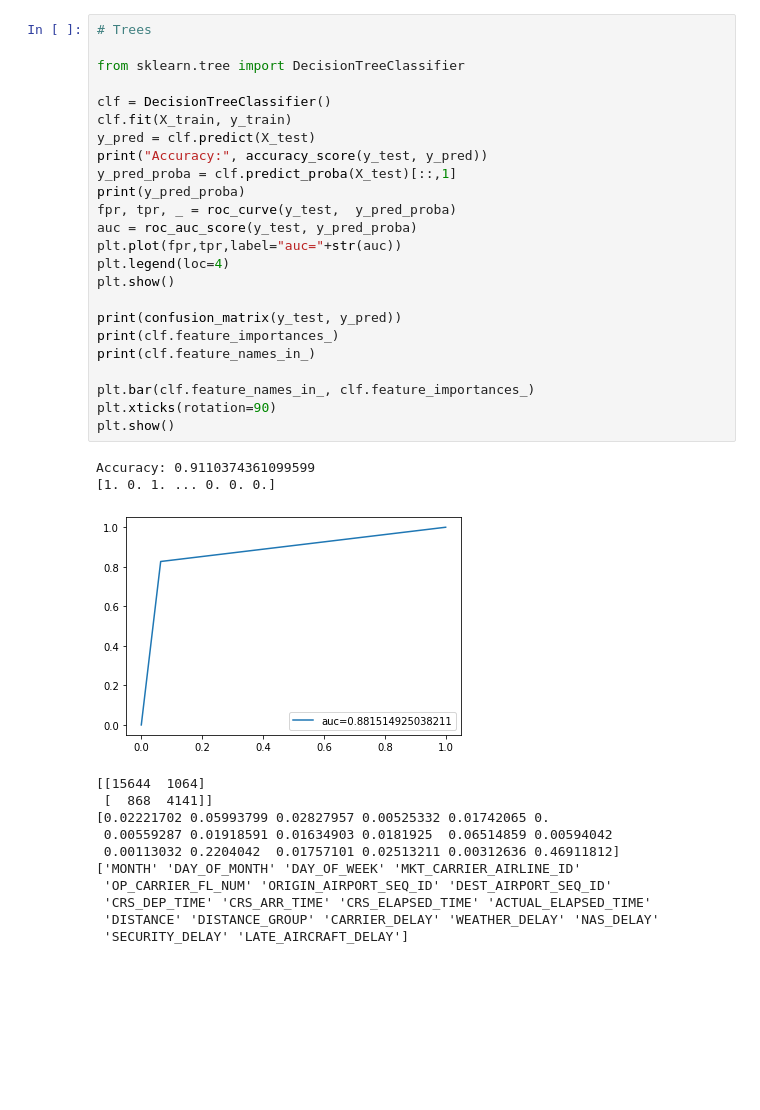
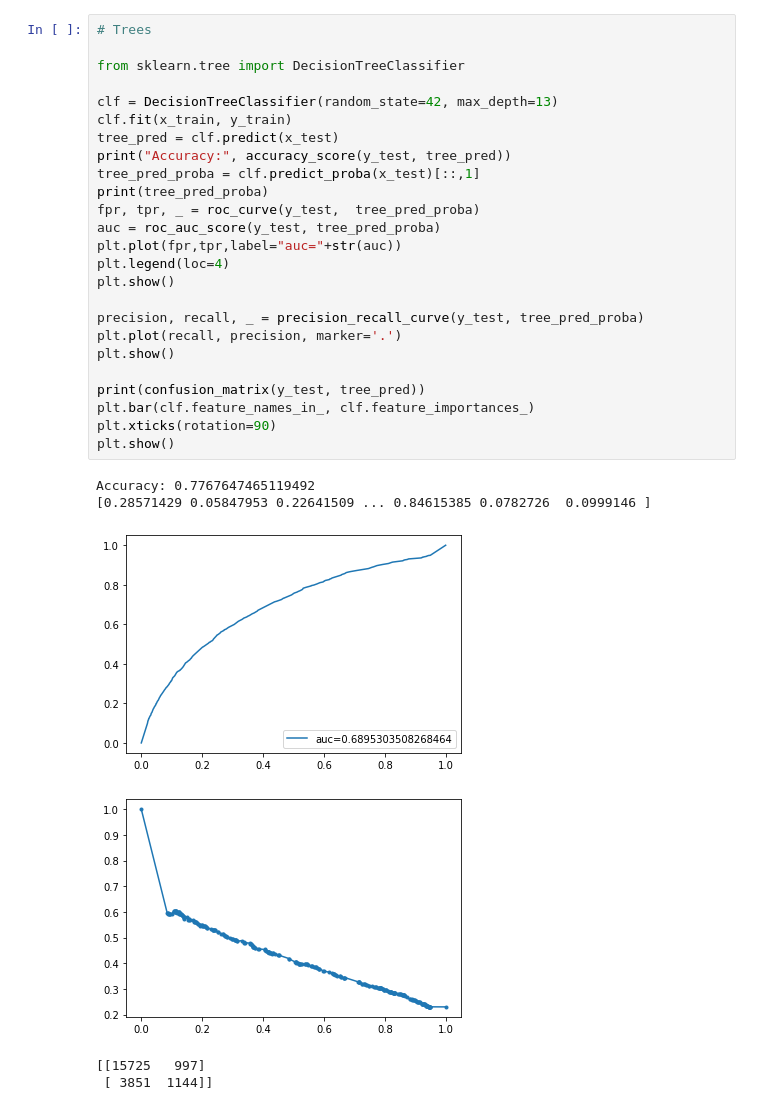
Before and after one commit to neeley-pate/ECE461PFinalProject, a Jupyter notebook: classifiers/AUS_classification_classifiers.ipynb, the cells around one changed output. Drawn from its saved outputs; the diff is of its cells as text; blank space fills up the shorter version.

Commit message:
Classifier models finished
Contains accuracy measure, AUC, PR, and confusion matrices for all. Outputs put into CSVs that are also included.

```diff
--- a/classifiers/AUS_classification_classifiers.ipynb
+++ b/classifiers/AUS_classification_classifiers.ipynb
@@ -34,38 +63,32 @@ X_train, X_test, y_train, y_test = train_test_split(all_data, label, test_size=0
 # %%
 # Trees
 
 from sklearn.tree import DecisionTreeClassifier
 
-clf = DecisionTreeClassifier()
-clf.fit(X_train, y_train)
-y_pred = clf.predict(X_test)
-print("Accuracy:", accuracy_score(y_test, y_pred))
-y_pred_proba = clf.predict_proba(X_test)[::,1]
-print(y_pred_proba)
-fpr, tpr, _ = roc_curve(y_test,  y_pred_proba)
-auc = roc_auc_score(y_test, y_pred_proba)
+clf = DecisionTreeClassifier(random_state=42, max_depth=13)
+clf.fit(x_train, y_train)
+tree_pred = clf.predict(x_test)
+print("Accuracy:", accuracy_score(y_test, tree_pred))
+tree_pred_proba = clf.predict_proba(x_test)[::,1]
+print(tree_pred_proba)
+fpr, tpr, _ = roc_curve(y_test,  tree_pred_proba)
+auc = roc_auc_score(y_test, tree_pred_proba)
 plt.plot(fpr,tpr,label="auc="+str(auc))
 plt.legend(loc=4)
 plt.show()
 
-print(confusion_matrix(y_test, y_pred))
-print(clf.feature_importances_)
-print(clf.feature_names_in_)
+precision, recall, _ = precision_recall_curve(y_test, tree_pred_proba)
+plt.plot(recall, precision, marker='.')
+plt.show()
 
+print(confusion_matrix(y_test, tree_pred))
 plt.bar(clf.feature_names_in_, clf.feature_importances_)
 plt.xticks(rotation=90)
 plt.show()
 # %% [output]
-Accuracy: 0.9110374361099599
-[1. 0. 1. ... 0. 0. 0.]
+Accuracy: 0.7767647465119492
+[0.28571429 0.05847953 0.22641509 ... 0.84615385 0.0782726  0.0999146 ]
-[figure, old version]
+[figure, new version]
+[figure, new version]
-[[15644  1064]
- [  868  4141]]
-[0.02221702 0.05993799 0.02827957 0.00525332 0.01742065 0.
- 0.00559287 0.01918591 0.01634903 0.0181925  0.06514859 0.00594042
- 0.00113032 0.2204042  0.01757101 0.02513211 0.00312636 0.46911812]
-['MONTH' 'DAY_OF_MONTH' 'DAY_OF_WEEK' 'MKT_CARRIER_AIRLINE_ID'
- 'OP_CARRIER_FL_NUM' 'ORIGIN_AIRPORT_SEQ_ID' 'DEST_AIRPORT_SEQ_ID'
- 'CRS_DEP_TIME' 'CRS_ARR_TIME' 'CRS_ELAPSED_TIME' 'ACTUAL_ELAPSED_TIME'
- 'DISTANCE' 'DISTANCE_GROUP' 'CARRIER_DELAY' 'WEATHER_DELAY' 'NAS_DELAY'
- 'SECURITY_DELAY' 'LATE_AIRCRAFT_DELAY']
+[[15725   997]
+ [ 3851  1144]]
```
Also changed, not shown: parts of 12 cells of this notebook, 3 other files.
